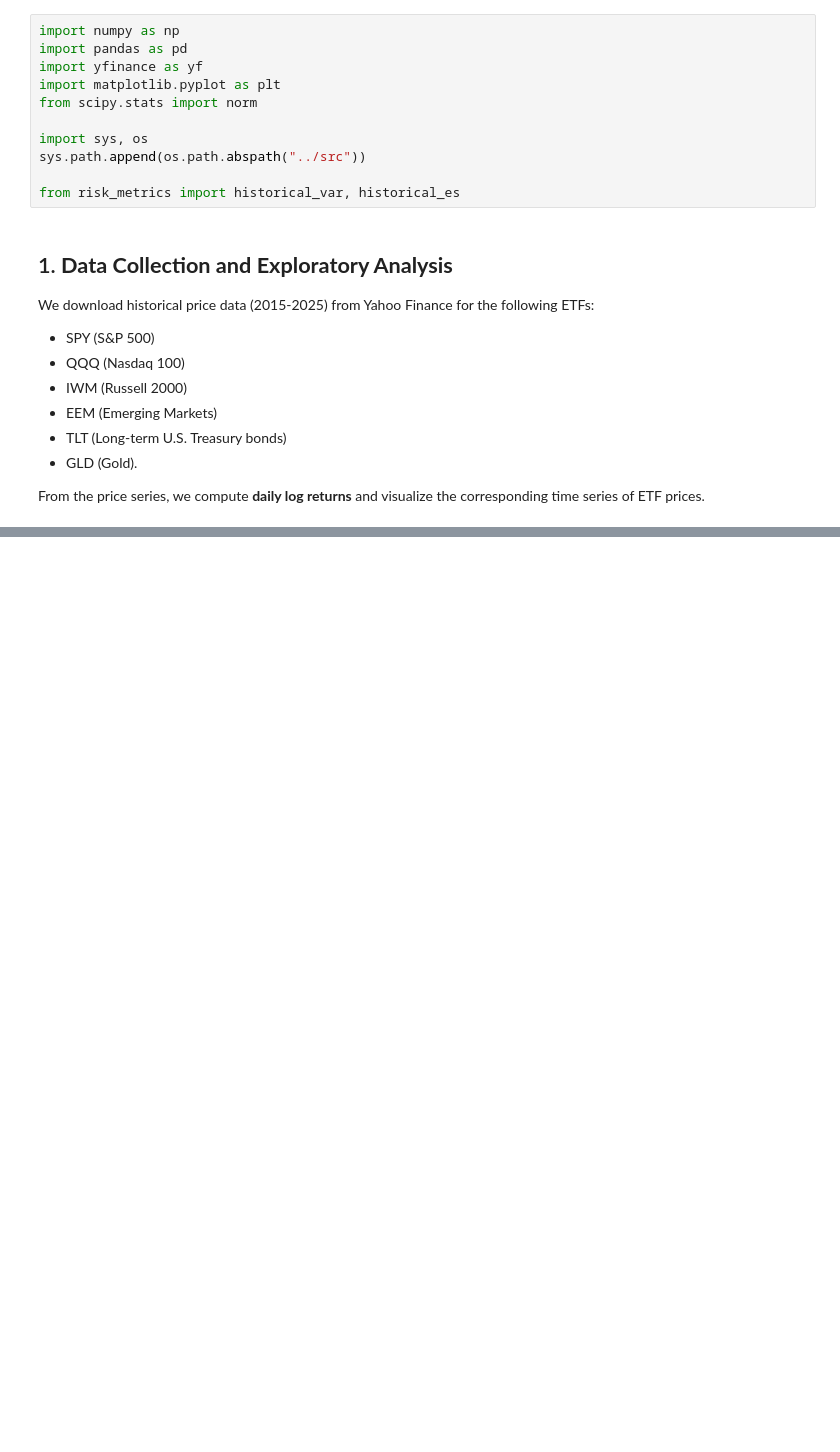
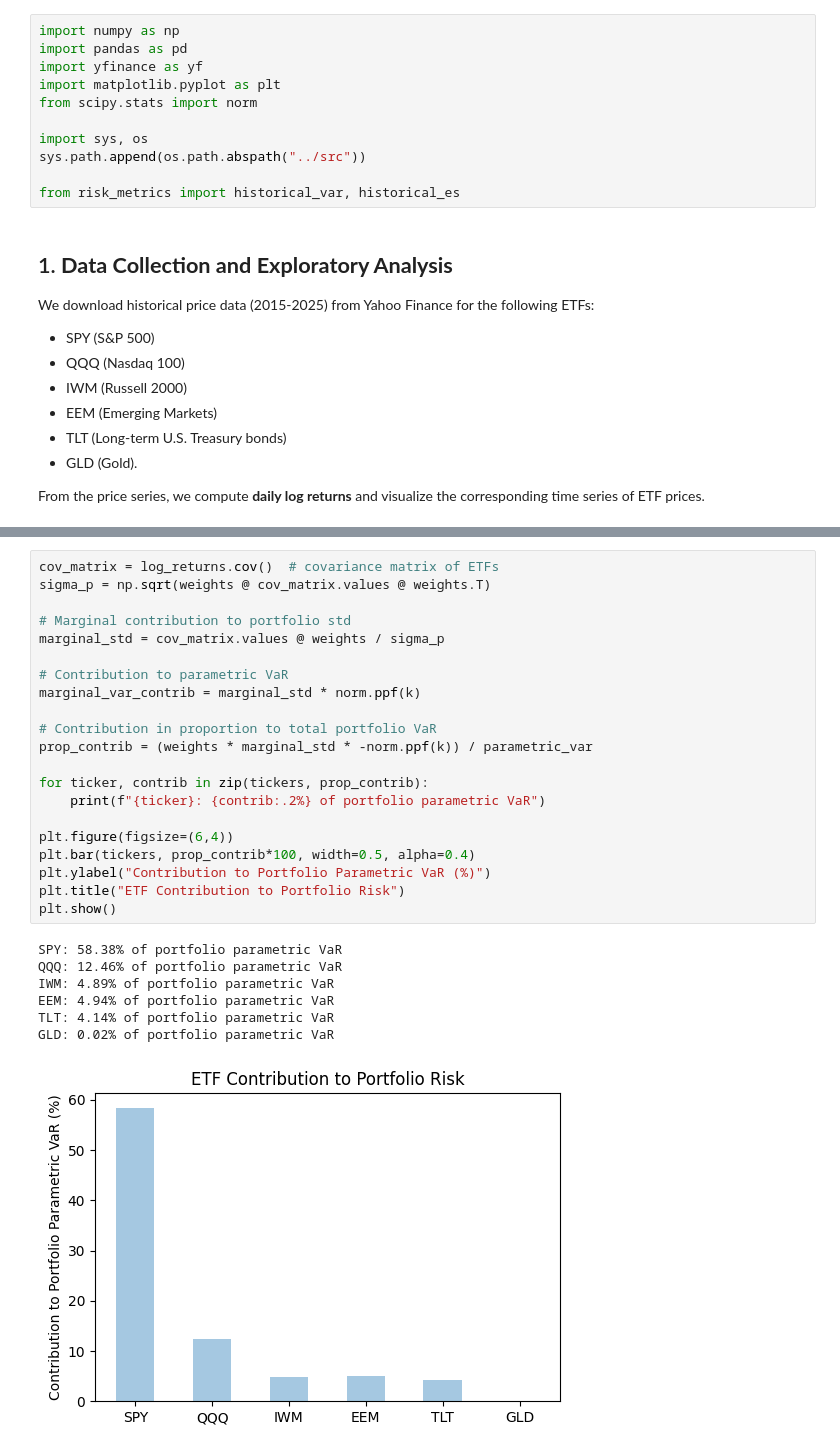
Before and after one commit to hsiuhsil/options_futures_derivatives, a Jupyter notebook: notebooks/Value at Risk and Expected Shortfall.ipynb, the cells around one changed output, grey strips where cells are left out. Saved outputs shown, nothing was run; the diff lists cells and outputs as text; blank space fills up the shorter version.

```diff
--- a/notebooks/Value at Risk and Expected Shortfall.ipynb
+++ b/notebooks/Value at Risk and Expected Shortfall.ipynb
@@ -251,0 +253,29 @@ plt.show()
+# %%
+cov_matrix = log_returns.cov()  # covariance matrix of ETFs
+sigma_p = np.sqrt(weights @ cov_matrix.values @ weights.T)
+
+# Marginal contribution to portfolio std
+marginal_std = cov_matrix.values @ weights / sigma_p
+
+# Contribution to parametric VaR
+marginal_var_contrib = marginal_std * norm.ppf(k)
+
+# Contribution in proportion to total portfolio VaR
+prop_contrib = (weights * marginal_std * -norm.ppf(k)) / parametric_var
+
+for ticker, contrib in zip(tickers, prop_contrib):
+    print(f"{ticker}: {contrib:.2%} of portfolio parametric VaR")
+
+plt.figure(figsize=(6,4))
+plt.bar(tickers, prop_contrib*100, width=0.5, alpha=0.4)
+plt.ylabel("Contribution to Portfolio Parametric VaR (%)")
+plt.title("ETF Contribution to Portfolio Risk")
+plt.show()
+# %% [output]
+SPY: 58.38% of portfolio parametric VaR
+QQQ: 12.46% of portfolio parametric VaR
+IWM: 4.89% of portfolio parametric VaR
+EEM: 4.94% of portfolio parametric VaR
+TLT: 4.14% of portfolio parametric VaR
+GLD: 0.02% of portfolio parametric VaR
+[figure, added]
```
Also changed, not shown: parts of 12 cells of this notebook.
